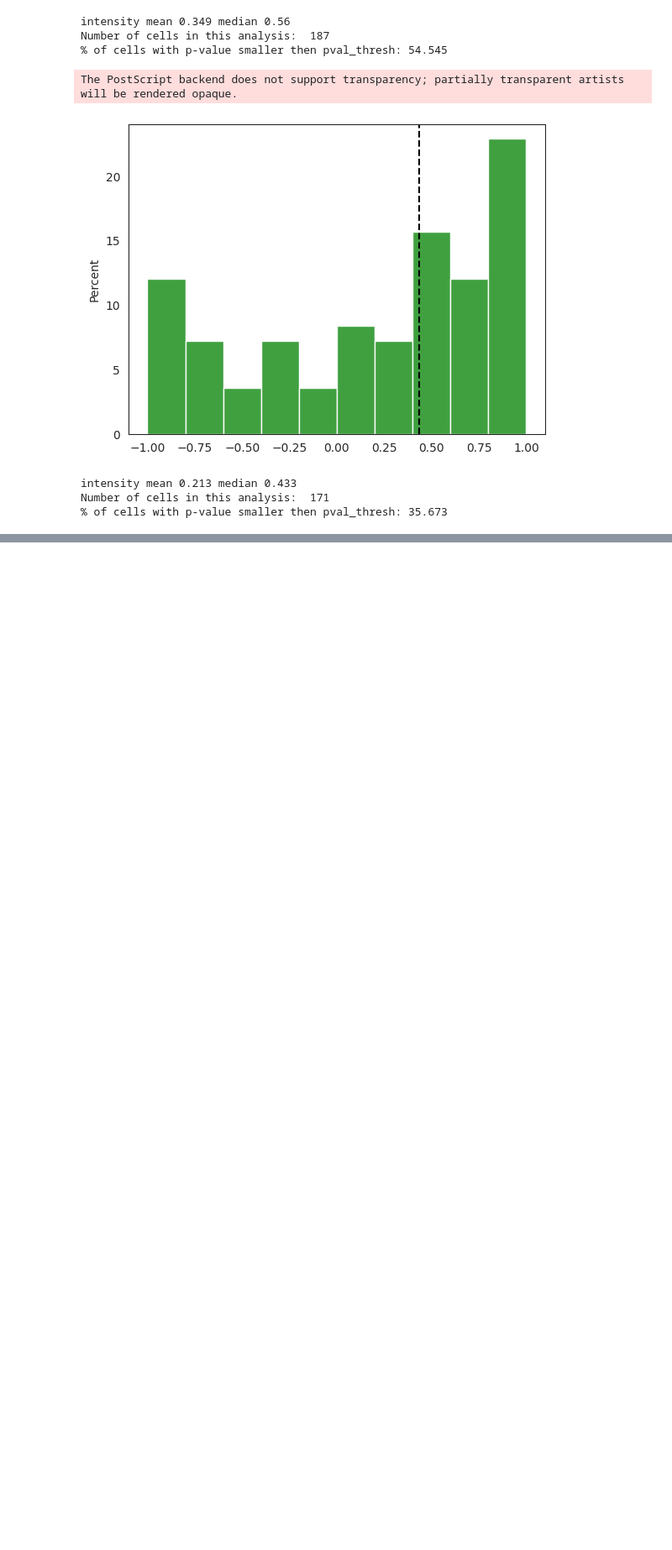
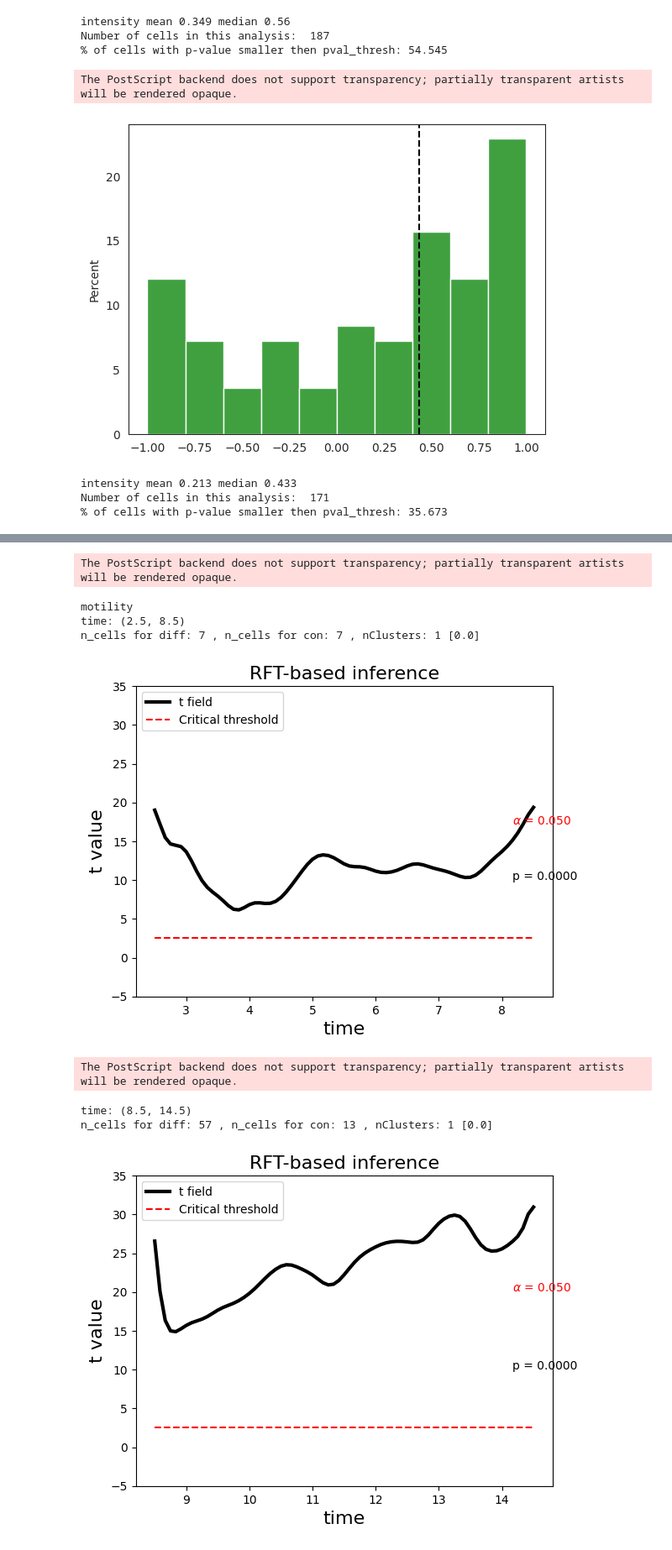
Before and after one commit to zaritskylab/muscle-formation-prediction, a Jupyter notebook: analysis/notebooks/figure_5.ipynb, the cells around one changed output, grey strips where cells are left out. Shown at 84% size. Drawn from its saved outputs; the diff is of its cells as text; code cells hidden in the pictures; blank space fills up the shorter version.

```diff
--- a/analysis/notebooks/figure_5.ipynb
+++ b/analysis/notebooks/figure_5.ipynb
@@ -105,0 +255,15 @@ Number of cells in this analysis:  171
+# %%
+print("motility")
+plot_rft(scores_df_s6, scores_df_s8, "score_motility", "s6", "s8", ylim=(-5, 35))
+print("intensity")
+plot_rft(scores_df_s6, scores_df_s8, "score_intensity", "s6", "s8", ylim=(-5, 35))
+# %% [output]
+The PostScript backend does not support transparency; partially transparent artists will be rendered opaque.
+motility
+time: (2.5, 8.5)
+n_cells for diff: 7 , n_cells for con: 7 , nClusters: 1 [0.0]
+[figure, added]
+The PostScript backend does not support transparency; partially transparent artists will be rendered opaque.
+time: (8.5, 14.5)
+n_cells for diff: 57 , n_cells for con: 13 , nClusters: 1 [0.0]
+[figure, added]
```
Also changed, not shown: parts of 8 cells of this notebook.
